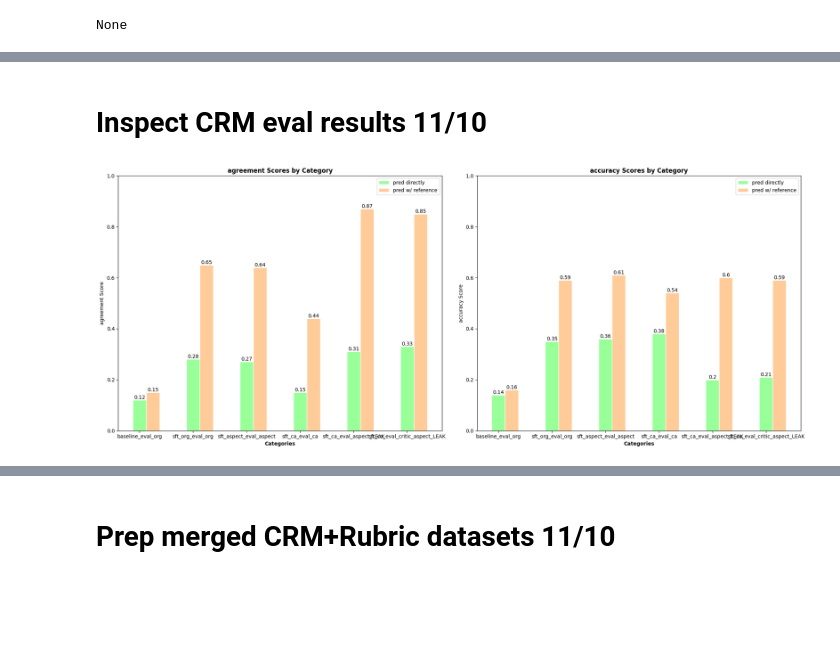
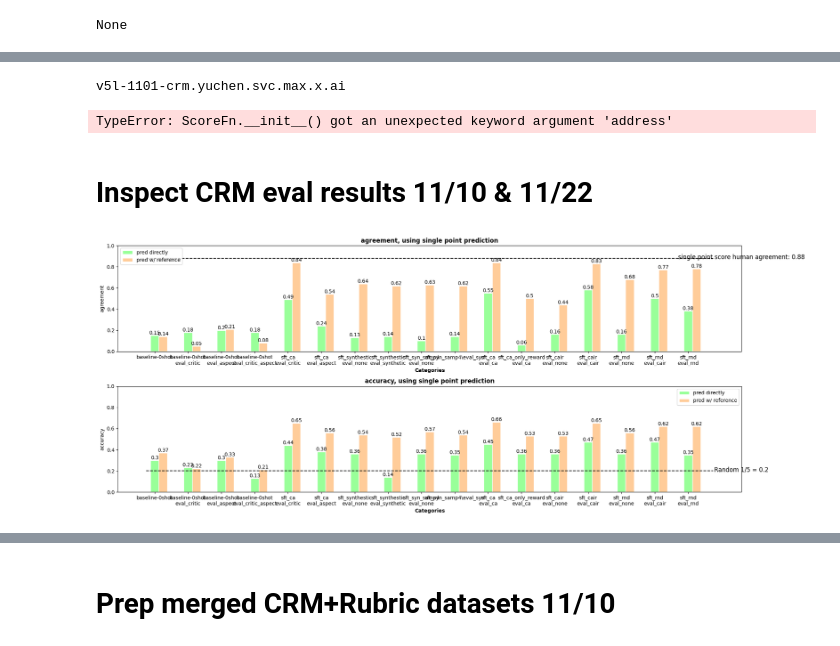
Before and after one commit to yuchenhe-xai/yccolab, a Jupyter notebook: 241015_exp_runs_rubrics.ipynb, the cells around one changed output, grey strips where cells are left out. Saved outputs shown, nothing was run; the diff lists cells and outputs as text; code cells hidden in the pictures; blank space fills up the shorter version.

```diff
--- a/241015_exp_runs_rubrics.ipynb
+++ b/241015_exp_runs_rubrics.ipynb
@@ -3554,3 +3813,10 @@ None
+# %%
+print(DEFAULT_MODEL)
+
+ContextualRewardScore() # address=DEFAULT_MODEL)
+# %% [output]
+v5l-1101-crm.yuchen.svc.max.x.ai
+TypeError: ScoreFn.__init__() got an unexpected keyword argument 'address'
 # %% [markdown]
-# Inspect CRM eval results 11/10
+# Inspect CRM eval results 11/10 & 11/22
 # %%
@@ -3661,9 +4325,12 @@ results = {
 # %%
+
 import matplotlib.pyplot as plt
 import numpy as np
 
+upper_bound = 0.88
+
 # Data extraction
-categories = results.keys()
+categories = [k for k in results if "LEAK" not in k]
 agreement_data = {
     'avg': [round(results[cat]['agreement']['agreement_avg'], 2) for cat in categories],
     'unconditional': [round(results[cat]['agreement']['agreement_unconditional'], 2) for cat in categories],
@@ -3676,16 +4343,18 @@ accuracy_data = {
     ],
     'unconditional': [
         round((results[cat]['accuracy']['accuracy_A_unconditional'] + results[cat]['accuracy']['accuracy_B_unconditional']) / 2, 2)
+        # round( max(results[cat]['accuracy']['accuracy_A_unconditional'], results[cat]['accuracy']['accuracy_B_unconditional']), 2)
+
         for cat in categories
     ],
     'conditional': [
-        round((results[cat]['accuracy']['accuracy_A_conditional'] + results[cat]['accuracy']['accuracy_B_conditional']) / 2, 2)
+        round(((results[cat]['accuracy']['accuracy_A_conditional'] + results[cat]['accuracy']['accuracy_B_conditional'])/2), 2)
         for cat in categories
     ]
 }
 
 # Setting up the figures
-fig, (ax1, ax2) = plt.subplots(1, 2, figsize=(20, 8))
+fig, (ax1, ax2) = plt.subplots(2, 1, figsize=(20, 8))
 
 # Width of a bar
 width = 0.25
@@ -3712,36 +4381,47 @@ for i, v in enumerate(agreement_data['conditional']):
     ax1.text(r3[i], v, str(v), ha='center', va='bottom')
 
 ax1.set_xlabel('Categories', fontweight='bold')
-ax1.set_ylabel('agreement Score')
-ax1.set_title('agreement Scores by Category', fontweight='bold')
+ax1.set_ylabel('agreement')
+ax1.set_title('agreement, using single point prediction', fontweight='bold')
 ax1.set_xticks([r + width for r in range(len(categories))])
 ax1.set_xticklabels(categories)
+
+ax1.hlines(y=upper_bound, xmin=0, xmax=len(categories), linestyles='dashed', color='black')
+ax1.text(x=1.0, y=upper_bound + 0.01, s=f'single point score human agreement: {upper_bound}',
+         transform=ax1.transAxes,
+         fontsize=12, ha='center', va='center')
+
 ax1.set_ylim(0, 1)  # Setting y-axis limit to [0, 1]
 ax1.legend()
 
 # Plotting accuracy data
 # ax2.bar(r1, accuracy_data['avg'], color=colors[0], width=width, edgecolor='white', label='Avg')
 ax2.bar(r2, accuracy_data['unconditional'], color=colors[1], width=width, edgecolor='white', label='pred directly')
 ax2.bar(r3, accuracy_data['conditional'], color=colors[2], width=width, edgecolor='white', label='pred w/ reference')
 
 # Adding value labels on top of each bar
 # for i, v in enumerate(accuracy_data['avg']):
 #     ax2.text(r1[i], v, str(v), ha='center', va='bottom')
 for i, v in enumerate(accuracy_data['unconditional']):
     ax2.text(r2[i], v, str(v), ha='center', va='bottom')
 for i, v in enumerate(accuracy_data['conditional']):
     ax2.text(r3[i], v, str(v), ha='center', va='bottom')
 
 ax2.set_xlabel('Categories', fontweight='bold')
-ax2.set_ylabel('accuracy Score')
-ax2.set_title('accuracy Scores by Category', fontweight='bold')
+ax2.set_ylabel('accuracy')
+ax2.set_title('accuracy, using single point prediction', fontweight='bold')
 ax2.set_xticks([r + width for r in range(len(categories))])
 ax2.set_xticklabels(categories)
 ax2.set_ylim(0, 1)  # Setting y-axis limit to [0, 1]
+
+ax2.hlines(y=0.2, xmin=0, xmax=len(categories), linestyles='dashed', color='black')
+ax2.text(x=1.0, y=0.2 + 0.01, s='Random 1/5 = 0.2',
+         transform=ax2.transAxes,
+         fontsize=12, ha='center', va='center')
 ax2.legend()
 
 # Adjusting the layout and displaying the plot
 plt.tight_layout()
 plt.show()
 # %% [output]
-[figure, old version]
+[figure, new version]
```
Also changed, not shown: parts of 33 cells of this notebook.
